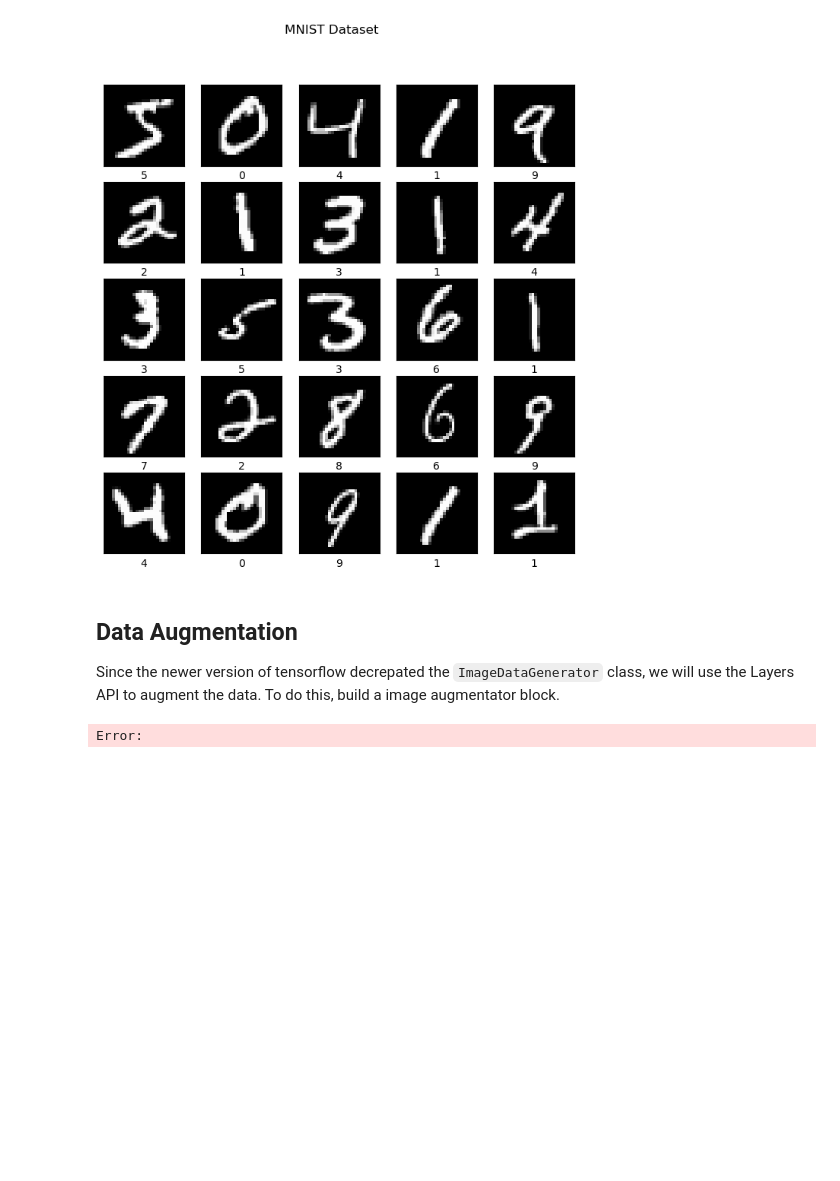
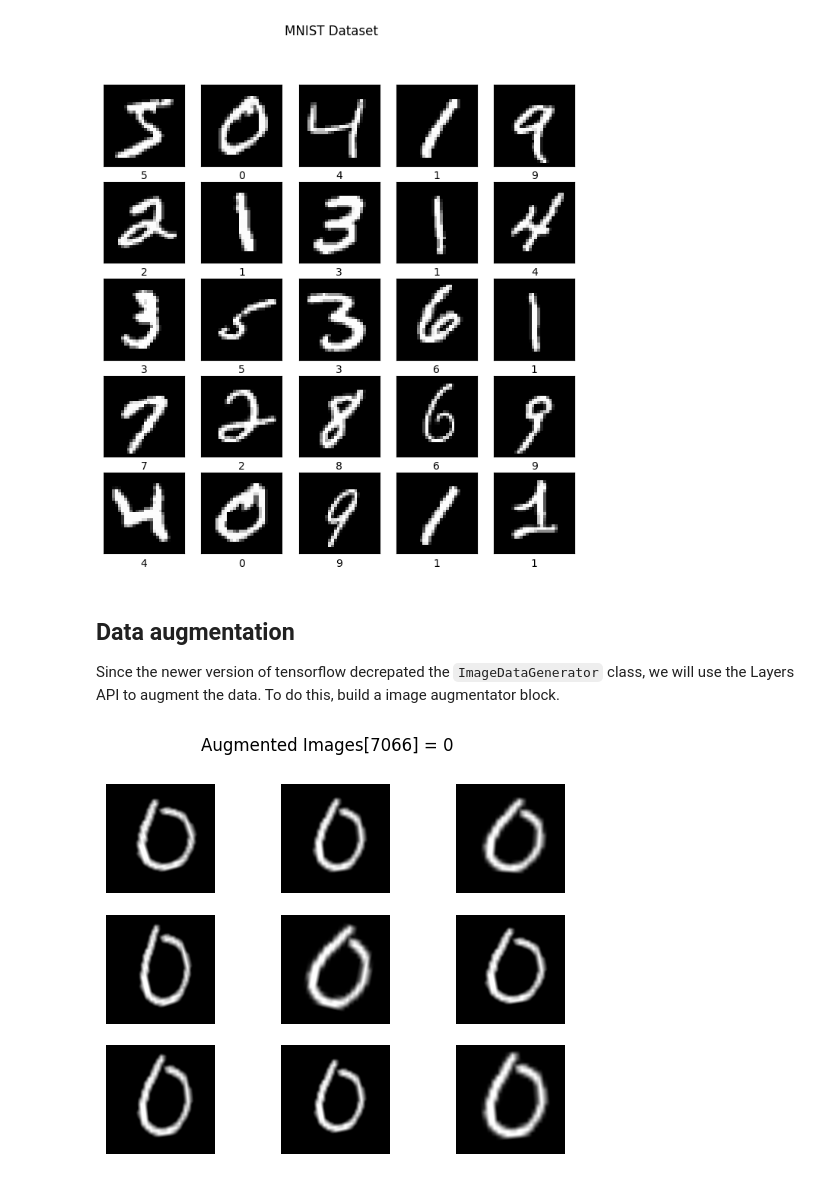
Before and after one commit to Visors/Mnist, a Jupyter notebook: CNN/mnist-cnn-keras.ipynb, the cells around one changed output. Drawn from its saved outputs; the diff is of its cells as text; code cells hidden in the pictures; blank space fills up the shorter version.

Commit message:
fill mnist-cnn-keras.ipynb

```diff
--- a/CNN/mnist-cnn-keras.ipynb
+++ b/CNN/mnist-cnn-keras.ipynb
@@ -42,24 +44,29 @@ plt.show()
 # %% [output]
 [figure]
 # %% [markdown]
-## Data Augmentation
+## Data augmentation
 
 Since the newer version of tensorflow decrepated the `ImageDataGenerator` class, we will use the Layers API to augment the data. To do this, build a image augmentator block.
 # %%
 img_height, img_width = 28, 28
 data_augmentation = tf.keras.Sequential(
     [
-        tf.keras.layers.RandomFlip("horizontal", input_shape=(img_height, img_width, 3)),
-        tf.keras.layers.RandomRotation(0.1),
-        tf.keras.layers.RandomZoom(0.1),
+        # tf.keras.layers.RandomFlip("horizontal", input_shape=(img_height, img_width, 1)), # Don't do flip op since some digits may look similar to other after flip.
+        tf.keras.layers.Resizing(140, 140),
+        tf.keras.layers.RandomBrightness(0.25),
+        tf.keras.layers.RandomRotation(0.05, 'wrap', 'bilinear', None),
+        tf.keras.layers.RandomZoom(0.1, 0.15),
     ]
 )
-# %% [output]
-Error:
 # %%
 # have a look
+x_train_index = np.random.randint(len(x_train))
+# plt.figure(figsize=(8, 8))
+plt.suptitle(f"Augmented Images[{x_train_index}] = {y_train[x_train_index]}")
 for i in range(9):
-    augmented_images = data_augmentation(x_train[0])
+    augmented_images = data_augmentation(x_train[x_train_index].reshape((1, 28, 28, 1)))
     ax = plt.subplot(3, 3, i + 1)
-    plt.imshow(augmented_images[0].numpy().astype("uint8"))
+    plt.imshow(augmented_images[0].numpy().astype("uint8"), cmap='gray')
     plt.axis("off")
+# %% [output]
+[figure, added]
```
Also changed, not shown: parts of 16 cells of this notebook.
